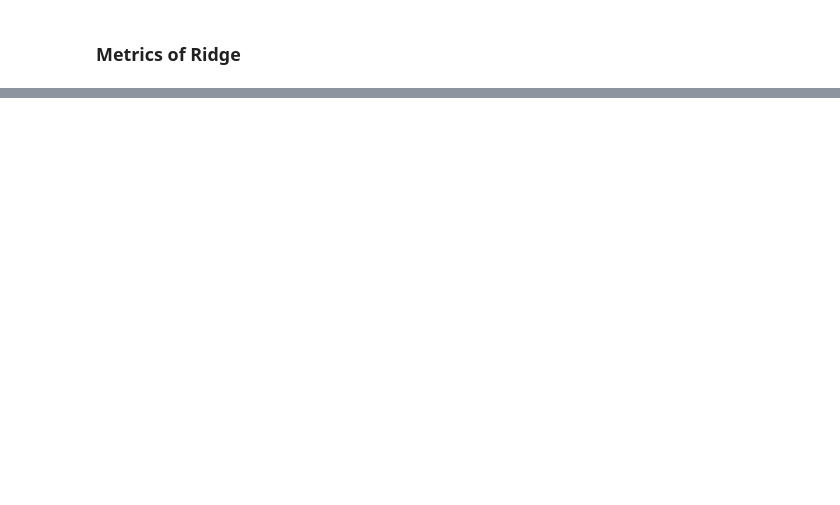
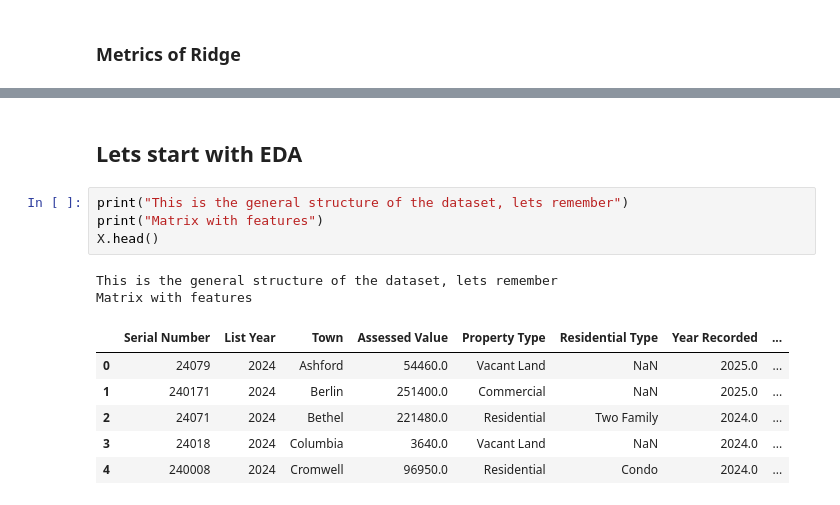
Before and after one commit to SSloan07/ValuingH0M3, a Jupyter notebook: ValuingH0M3.ipynb, the cells around one changed output, grey strips where cells are left out. Cells and saved outputs as stored; diff of their text form; blank space fills up the shorter version.

```diff
--- a/ValuingH0M3.ipynb
+++ b/ValuingH0M3.ipynb
@@ -376,0 +356,15 @@ R²: 0.17480298311919928
+# %% [markdown]
+## Lets start with EDA
+# %%
+print("This is the general structure of the dataset, lets remember")
+print("Matrix with features")
+X.head()
+# %% [output]
+This is the general structure of the dataset, lets remember
+Matrix with features
+|  | Serial Number | List Year | Town | Assessed Value | Property Type | Residential Type | Year Recorded | ... |
+| 0 | 24079 | 2024 | Ashford | 54460.0 | Vacant Land | NaN | 2025.0 | ... |
+| 1 | 240171 | 2024 | Berlin | 251400.0 | Commercial | NaN | 2025.0 | ... |
+| 2 | 24071 | 2024 | Bethel | 221480.0 | Residential | Two Family | 2024.0 | ... |
+| 3 | 24018 | 2024 | Columbia | 3640.0 | Vacant Land | NaN | 2024.0 | ... |
+| 4 | 240008 | 2024 | Cromwell | 96950.0 | Residential | Condo | 2024.0 | ... |
```
Also changed, not shown: parts of 7 cells of this notebook, 1 other file.
